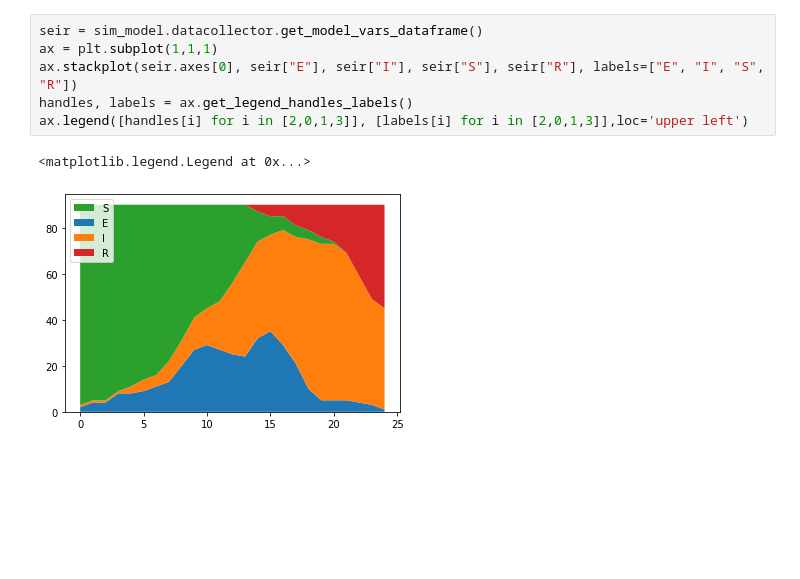
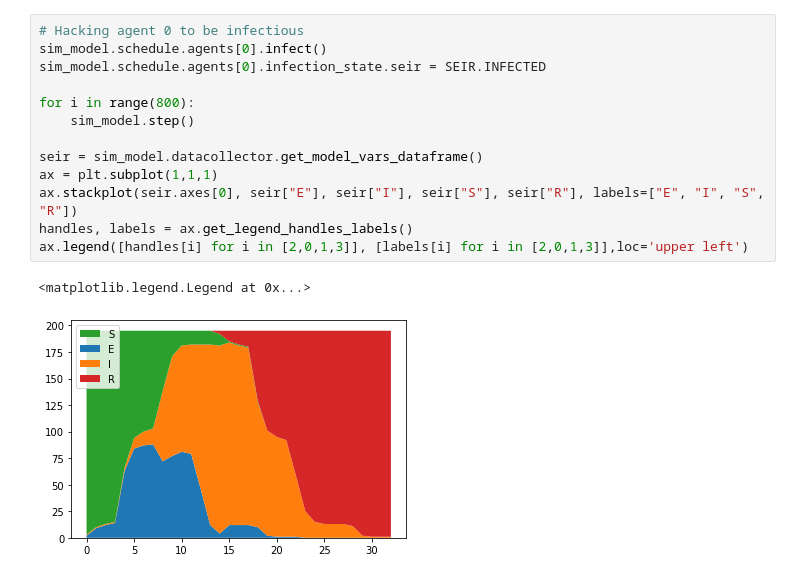
Before and after one commit to kdhansen/epidexus, a Jupyter notebook: corona_sim.ipynb, the cells around one changed output. Drawn from its saved outputs; the diff is of its cells as text; blank space fills up the shorter version.

```diff
--- a/corona_sim.ipynb
+++ b/corona_sim.ipynb
@@ -35,9 +109,16 @@ for i in range(800):
 # %%
+# Hacking agent 0 to be infectious
+sim_model.schedule.agents[0].infect()
+sim_model.schedule.agents[0].infection_state.seir = SEIR.INFECTED
+
+for i in range(800):
+    sim_model.step()
+
 seir = sim_model.datacollector.get_model_vars_dataframe()
 ax = plt.subplot(1,1,1)
 ax.stackplot(seir.axes[0], seir["E"], seir["I"], seir["S"], seir["R"], labels=["E", "I", "S", "R"])
 handles, labels = ax.get_legend_handles_labels()
 ax.legend([handles[i] for i in [2,0,1,3]], [labels[i] for i in [2,0,1,3]],loc='upper left')
 # %% [output]
 <matplotlib.legend.Legend at 0x...>
-[figure, old version]
+[figure, new version]
```
Also changed, not shown: parts of 2 cells of this notebook, 1 other file.
